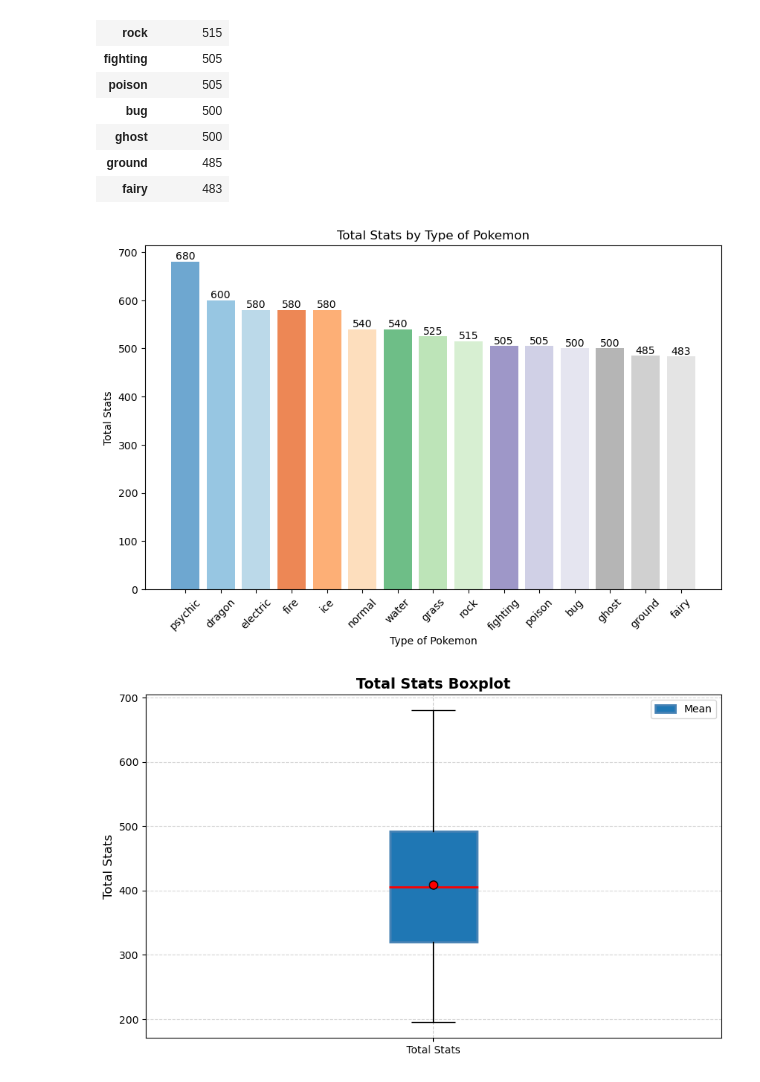
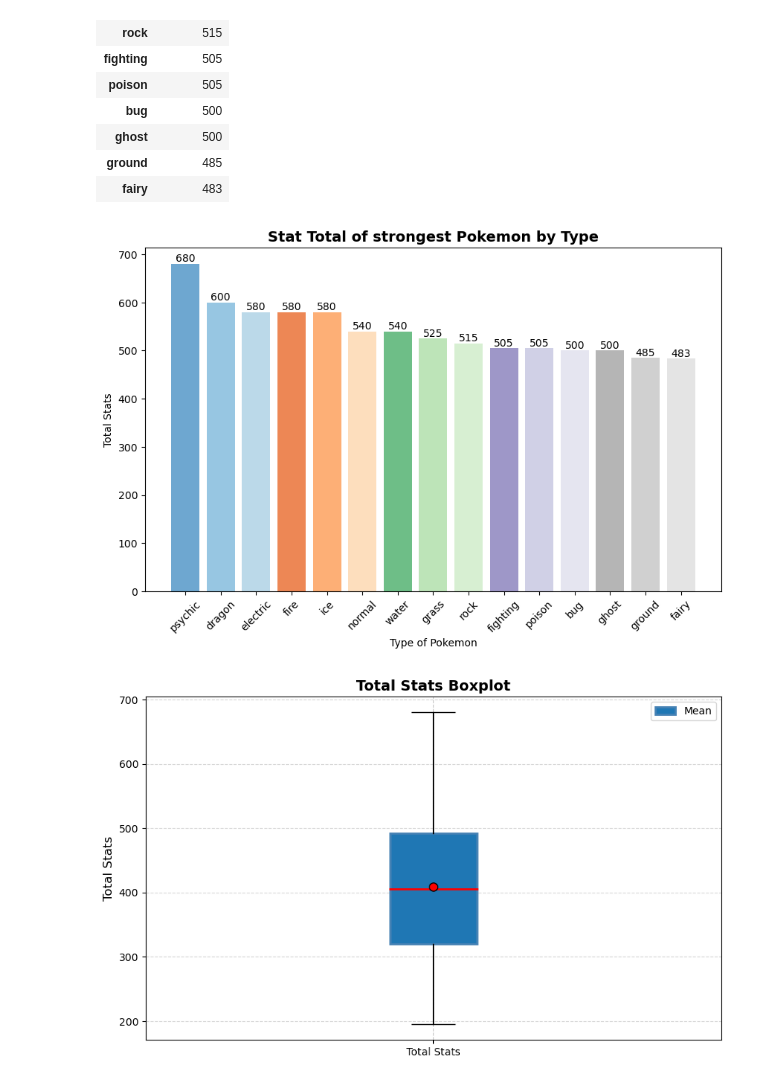
Before and after one commit to Bama-Jamma/Group_Project_1, a Jupyter notebook: PokePy/PokeProj1Start.ipynb, the cells around one changed output. Saved outputs shown, nothing was run; the diff lists cells and outputs as text; code cells hidden in the pictures.

Commit message:
Multiple changes to base code
Fixed linereg function so all charts would appear

```diff
--- a/PokePy/PokeProj1Start.ipynb
+++ b/PokePy/PokeProj1Start.ipynb
@@ -909,35 +1045,35 @@ df2
 # create a bar chart of the highest total stats for each type
 
 # Set a larger figure size
 plt.figure(figsize=(10, 6))
 
 # Set x axis and y axis
 x_axis = df2.index
 y_axis = df2["Total Stats"]
 
 # Define a color map with a unique color for each bar
 colors = plt.cm.tab20c(np.linspace(0, 1, len(df2)))
 
 # Plot average HP for each type of Pokemon with a unique color for each bar
 plt.bar(x_axis, y_axis, color=colors, alpha=0.7)
 
 # Add data labels to the bars
 for x, y in zip(x_axis, y_axis):
     plt.text(x, y, str(y), ha='center', va='bottom')
 
 # Customize plot labels and title
 plt.xticks(rotation=45)
 plt.xlabel("Type of Pokemon")
 plt.ylabel("Total Stats")
-plt.title("Total Stats by Type of Pokemon")
+plt.title("Stat Total of strongest Pokemon by Type", fontsize=14, fontweight='bold')
 
 # Save the plot to the Resources folder
 plt.savefig("Resources/Total Stats by Type of Pokemon.png")
 
 # Show the modified plot
 plt.show()
 # %% [output]
-[figure, old version]
+[figure, new version]
 # %%
 # Create a boxplot for total stats with the median and outliers
 
```
Also changed, not shown: parts of 19 cells of this notebook, 10 other files.
